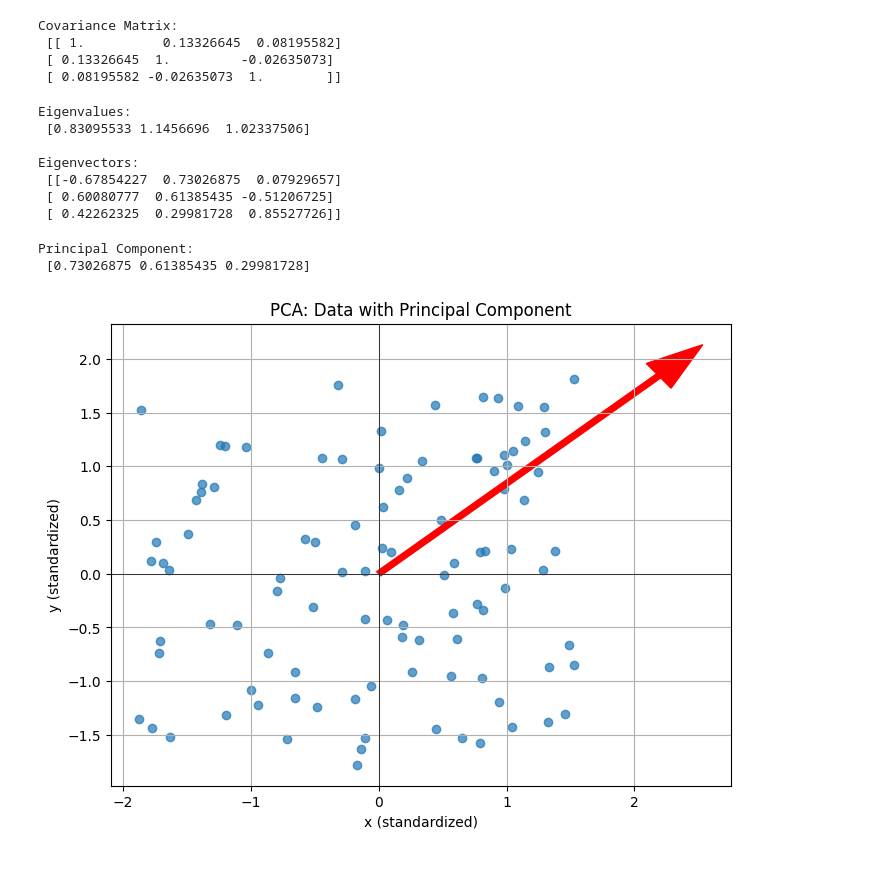
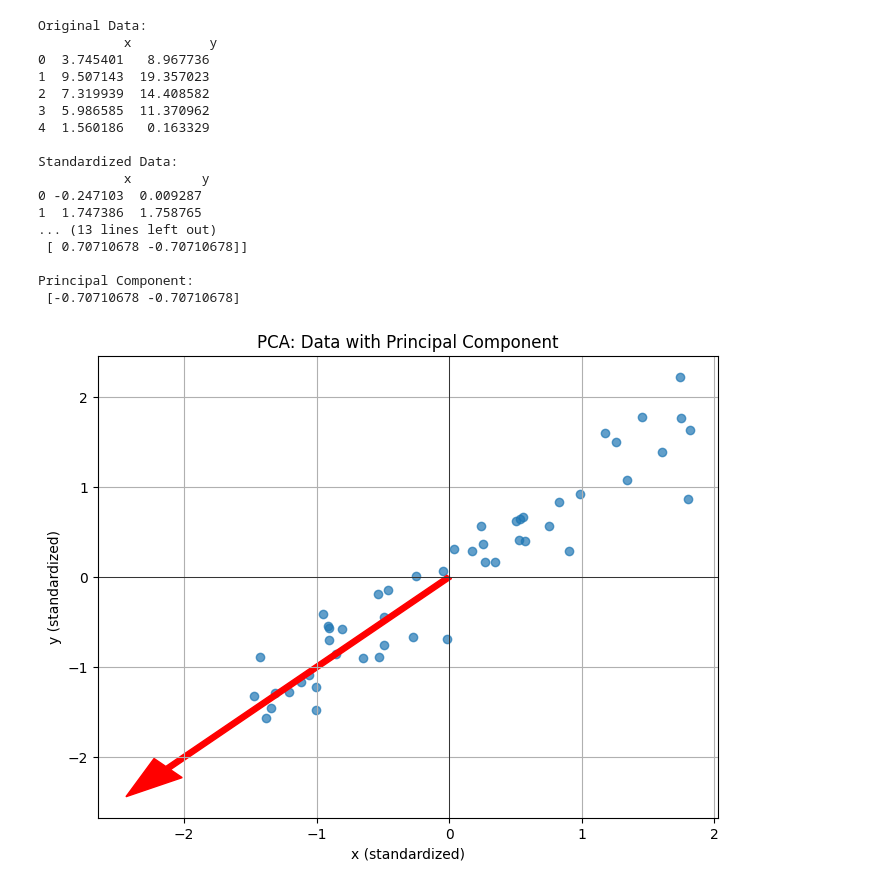
Before and after one commit to 43pratik/DL_Lab, a Jupyter notebook: DL_P7.ipynb, the cells around one changed output. Saved outputs shown, nothing was run; the diff lists cells and outputs as text; code cells hidden in the pictures.

```diff
--- a/DL_P7.ipynb
+++ b/DL_P7.ipynb
@@ -49,48 +3,63 @@ Standardized Data:
-# %%
-# Step 3: Compute the covariance matrix
-cov_matrix = np.cov(data_standardized.T)
-print("\nCovariance Matrix:\n", cov_matrix)
-# %% [output]
-Covariance Matrix:
- [[ 1.          0.13326645  0.08195582]
- [ 0.13326645  1.         -0.02635073]
- [ 0.08195582 -0.02635073  1.        ]]
-# %%
-# Step 4: Compute eigenvalues and eigenvectors
-eigenvalues, eigenvectors = np.linalg.eig(cov_matrix)
-print("\nEigenvalues:\n", eigenvalues)
-print("\nEigenvectors:\n", eigenvectors)
-# %% [output]
-Eigenvalues:
- [0.83095533 1.1456696  1.02337506]
-
-Eigenvectors:
- [[-0.67854227  0.73026875  0.07929657]
- [ 0.60080777  0.61385435 -0.51206725]
- [ 0.42262325  0.29981728  0.85527726]]
-# %%
-# Step 5: Identify the principal component (largest eigenvalue)
-principal_component_index = np.argmax(eigenvalues)
-principal_component = eigenvectors[:, principal_component_index]
-print("\nPrincipal Component:\n", principal_component)
-# %% [output]
-Principal Component:
- [0.73026875 0.61385435 0.29981728]
 # %%
+import numpy as np
+import pandas as pd
+import matplotlib.pyplot as plt
+
+# Step 1: Load data from CSV
+data = pd.read_csv('sample_data.csv')  # replace with your CSV file path
+print("Original Data:\n", data.head())
+
+# Step 2: Standardize the data (mean=0, std=1)
+data_mean = data.mean()
+data_std = data.std()
+data_standardized = (data - data_mean) / data_std
+print("\nStandardized Data:\n", data_standardized.head())
+
+# Step 3: Compute the covariance matrix
+cov_matrix = np.cov(data_standardized.T)
+print("\nCovariance Matrix:\n", cov_matrix)
+
+# Step 4: Compute eigenvalues and eigenvectors
+eigenvalues, eigenvectors = np.linalg.eig(cov_matrix)
+print("\nEigenvalues:\n", eigenvalues)
+print("\nEigenvectors:\n", eigenvectors)
+
+# Step 5: Identify the principal component (largest eigenvalue)
+principal_component_index = np.argmax(eigenvalues)
+principal_component = eigenvectors[:, principal_component_index]
+print("\nPrincipal Component:\n", principal_component)
+
 # Step 6: Plot the standardized data with the principal component
 plt.figure(figsize=(8,6))
 plt.scatter(data_standardized['x'], data_standardized['y'], alpha=0.7)
 plt.xlabel('x (standardized)')
 plt.ylabel('y (standardized)')
 plt.title('PCA: Data with Principal Component')
 
 # Plot the principal component vector (scaled for visibility)
 pc_vector = principal_component * 3  # scale factor
 plt.arrow(0, 0, pc_vector[0], pc_vector[1], color='red', width=0.05, head_width=0.3, label='Principal Component')
 
 plt.grid(True)
 plt.axhline(0, color='black', linewidth=0.5)
 plt.axvline(0, color='black', linewidth=0.5)
 plt.show()
 # %% [output]
+Original Data:
+           x          y
+0  3.745401   8.967736
+1  9.507143  19.357023
+2  7.319939  14.408582
+3  5.986585  11.370962
+4  1.560186   0.163329
+
+Standardized Data:
+           x         y
+0 -0.247103  0.009287
+1  1.747386  1.758765
+... (13 lines left out)
+ [ 0.70710678 -0.70710678]]
+
+Principal Component:
+ [-0.70710678 -0.70710678]
-[figure, old version]
+[figure, new version]
```
Also changed, not shown: parts of 3 cells of this notebook.
